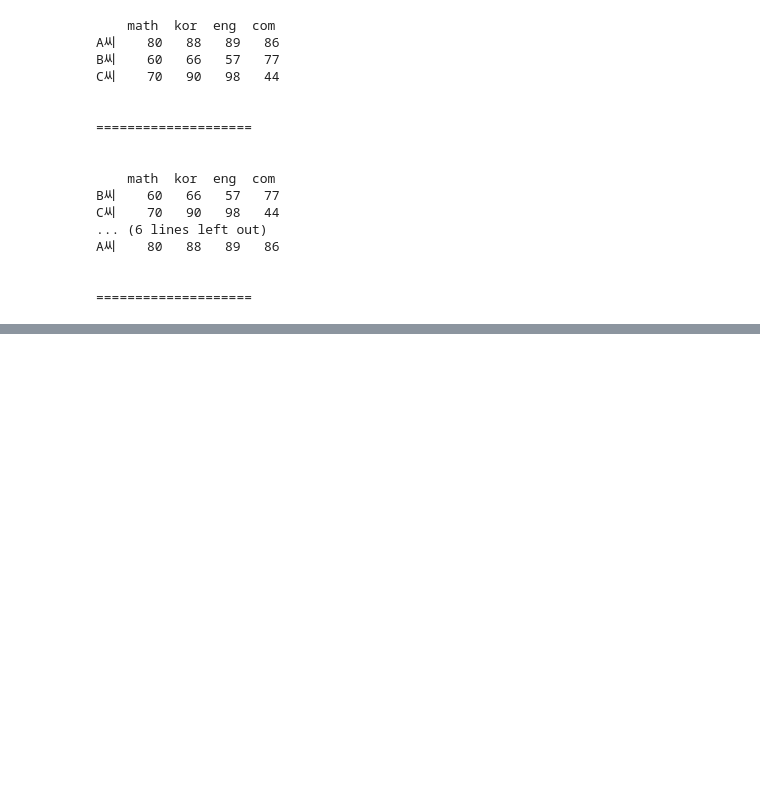
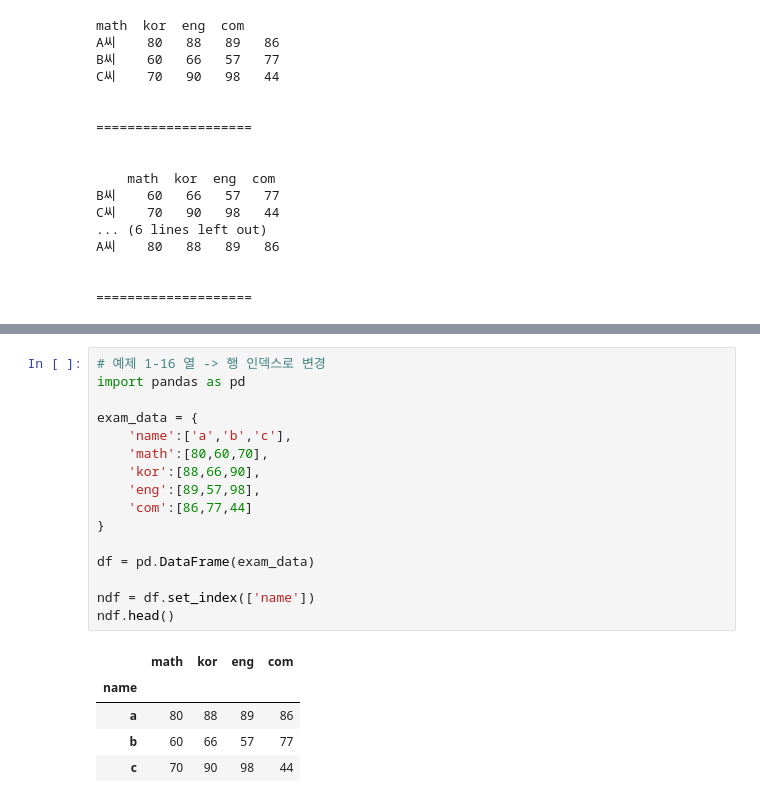
Before and after one commit to KIMBEOBWOO/python-pandas, a Jupyter notebook: example/part1/start-pandas.ipynb, the cells around one changed output, grey strips where cells are left out. Drawn from its saved outputs; the diff is of its cells as text; blank space fills up the shorter version.

```diff
--- a/example/part1/start-pandas.ipynb
+++ b/example/part1/start-pandas.ipynb
@@ -280,0 +393,22 @@ KeyError: "['kor' 'eng'] not found in axis"
+# %%
+# 예제 1-16 열 -> 행 인덱스로 변경
+import pandas as pd
+
+exam_data = {
+    'name':['a','b','c'],
+    'math':[80,60,70],
+    'kor':[88,66,90],
+    'eng':[89,57,98],
+    'com':[86,77,44]
+}
+
+df = pd.DataFrame(exam_data)
+
+ndf = df.set_index(['name'])
+ndf.head()
+# %% [output]
+|  | math | kor | eng | com |
+| name |  |  |  |  |
+| a | 80 | 88 | 89 | 86 |
+| b | 60 | 66 | 57 | 77 |
+| c | 70 | 90 | 98 | 44 |
```
Also changed, not shown: parts of 32 cells of this notebook, 13 other files.
